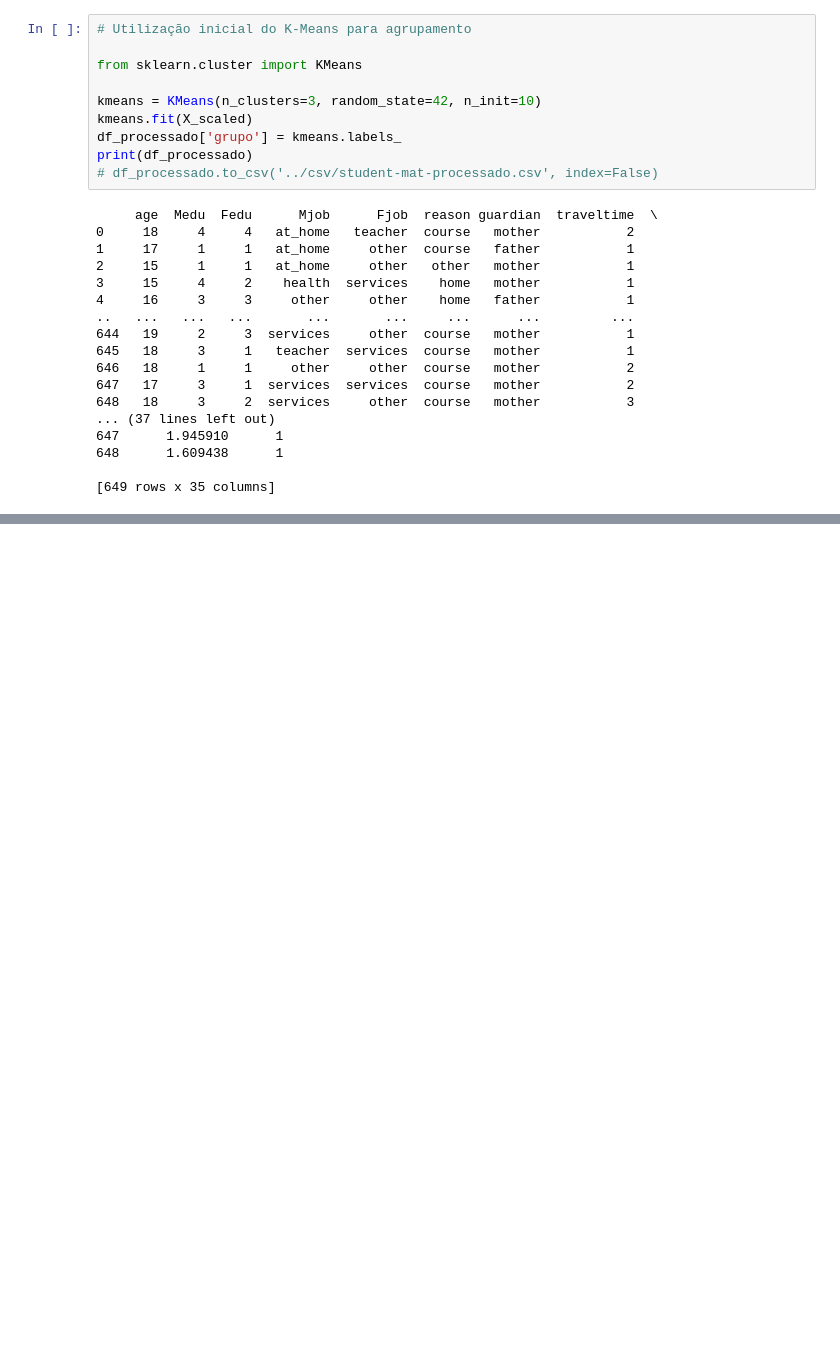
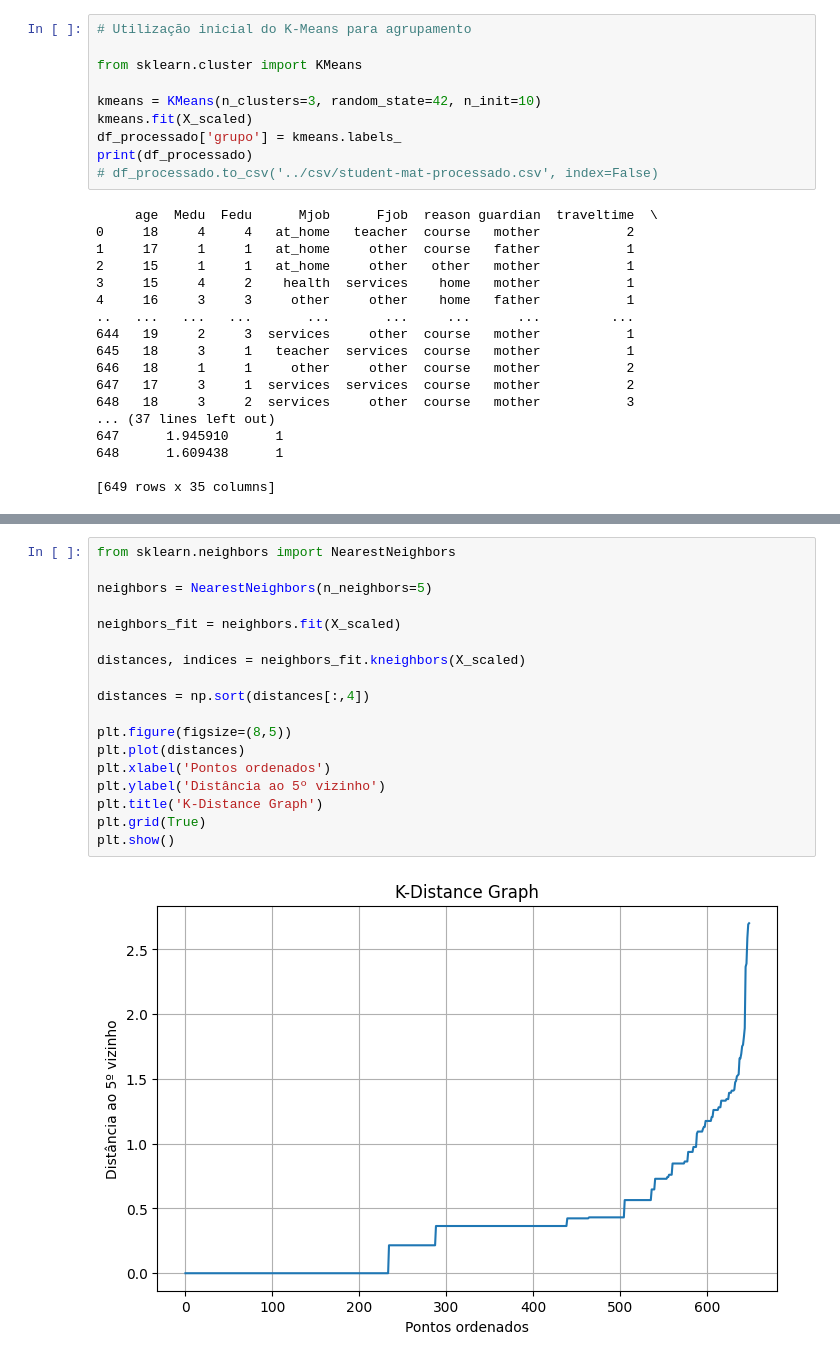
Before and after one commit to ArthurZ7/projeto_predicao_estudantil, a Jupyter notebook: notebook/PredicaoEstudantilCopy.ipynb, the cells around one changed output, grey strips where cells are left out. Saved outputs shown, nothing was run; the diff lists cells and outputs as text; blank space fills up the shorter version.

```diff
--- a/notebook/PredicaoEstudantilCopy.ipynb
+++ b/notebook/PredicaoEstudantilCopy.ipynb
@@ -244,0 +306,20 @@ plt.show()
+# %%
+from sklearn.neighbors import NearestNeighbors
+
+neighbors = NearestNeighbors(n_neighbors=5)
+
+neighbors_fit = neighbors.fit(X_scaled)
+
+distances, indices = neighbors_fit.kneighbors(X_scaled)
+
+distances = np.sort(distances[:,4])
+
+plt.figure(figsize=(8,5))
+plt.plot(distances)
+plt.xlabel('Pontos ordenados')
+plt.ylabel('Distância ao 5º vizinho')
+plt.title('K-Distance Graph')
+plt.grid(True)
+plt.show()
+# %% [output]
+[figure, added]
```
Also changed, not shown: parts of 8 cells of this notebook.
